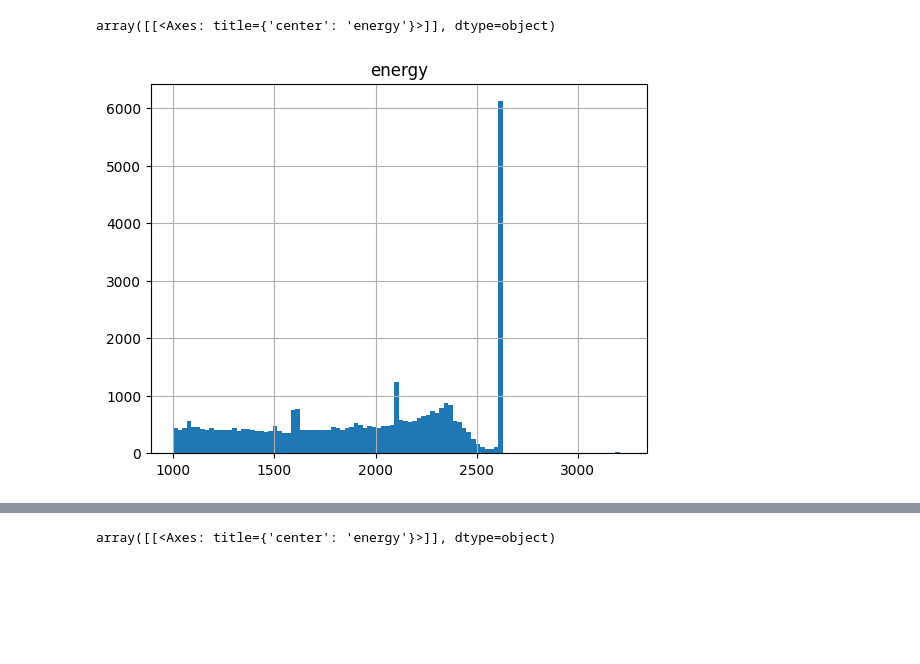
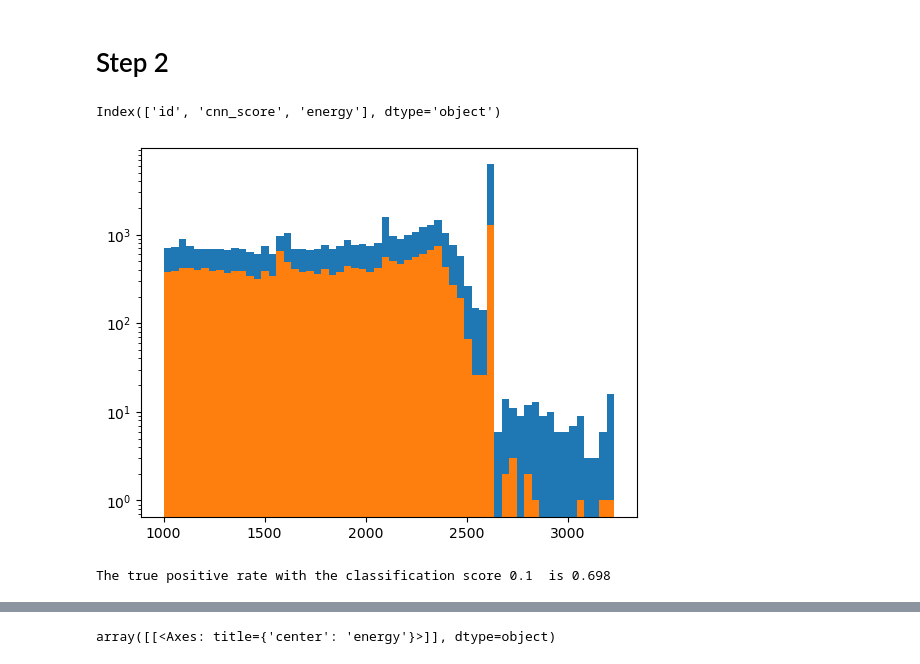
Before and after one commit to jchismar/DSC291, a Jupyter notebook: finalProject_nb.ipynb, the cells around one changed output, grey strips where cells are left out. Saved outputs shown, nothing was run; the diff lists cells and outputs as text; code cells hidden in the pictures; blank space fills up the shorter version.

```diff
--- a/finalProject_nb.ipynb
+++ b/finalProject_nb.ipynb
@@ -5,10 +7,20 @@ import pandas as pd
 # %%
-data_A = pd.read_csv("/home/users/russelld/DSC291/Final_Project/datasets/DetectorA.csv")
-data_B = pd.read_csv("/home/users/russelld/DSC291/Final_Project/datasets/DetectorB.csv")
-data_C = pd.read_csv("/home/users/russelld/DSC291/Final_Project/datasets/DetectorC.csv")
-data_Target = pd.read_csv("/home/users/russelld/DSC291/Final_Project/datasets/DetectorTarget.csv")
+data_A = pd.read_csv("Final_Project/datasets/DetectorA.csv")
+data_B = pd.read_csv("Final_Project/datasets/DetectorB.csv")
+data_C = pd.read_csv("Final_Project/datasets/DetectorC.csv")
+data_Target = pd.read_csv("Final_Project/datasets/DetectorTarget.csv")
-# %%
-data_A.hist(column="energy", bins=100)
-# %% [output]
-array([[<Axes: title={'center': 'energy'}>]], dtype=object)
-[figure, removed]
+# %% [markdown]
+# Step 2
+# %%
+data_A.keys()
+# %% [output]
+Index(['id', 'cnn_score', 'energy'], dtype='object')
+# %%
+energy_A = data_A.values[:, 2]
+# %%
+cut_energy_A = energy_A[data_A.values[:,1]>0.10]
+# %%
+total_SS_counts, total_SS_bins, total_SS_width = plt.hist(energy_A, bins=60, log="log")
+SS_counts, SS_bins, SS_bwidth =plt.hist(cut_energy_A, bins=60, log="log")
+# %% [output]
+[figure, added]
@@ -14,0 +38,4 @@ array([[<Axes: title={'center': 'energy'}>]], dtype=object)
+# %%
+print(f'The true positive rate with the classification score {0.10}  is {np.round(eff,3)}')
+# %% [output]
+The true positive rate with the classification score 0.1  is 0.698
```
Also changed, not shown: parts of 6 cells of this notebook, 3 other files.
